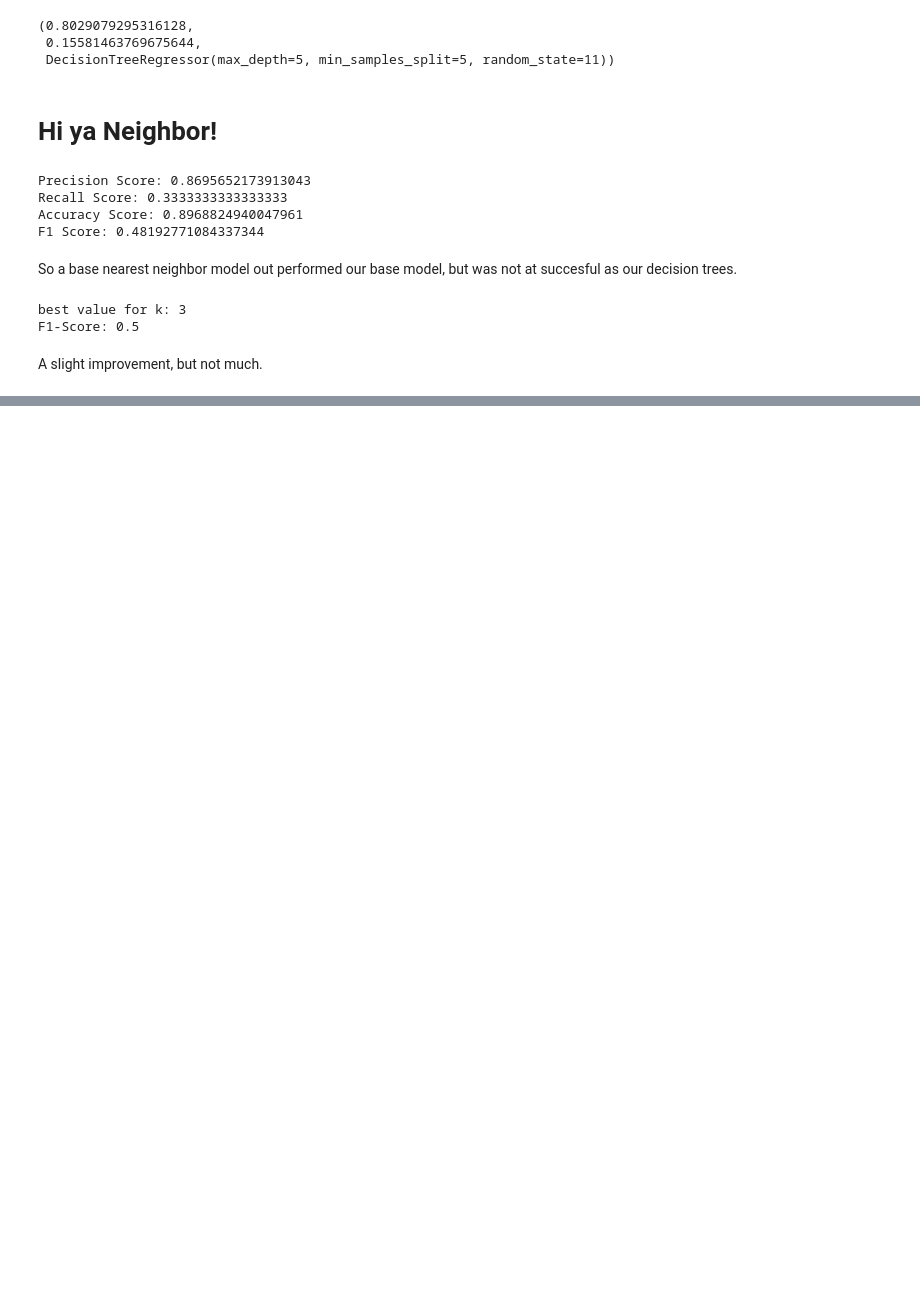
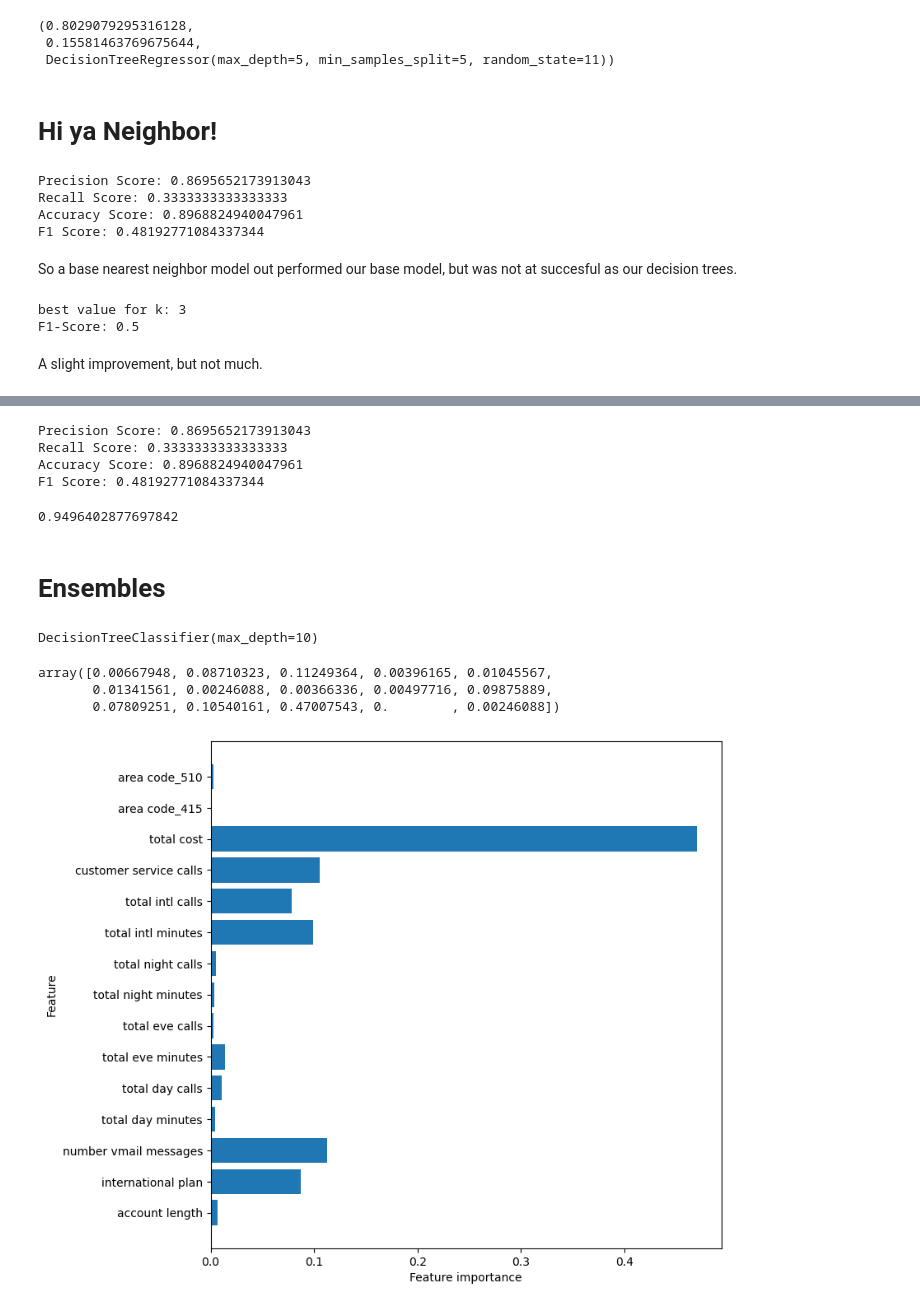
Before and after one commit to gzedwards/Telecom-Churn-Model, a Jupyter notebook: tele-model.ipynb, the cells around one changed output, grey strips where cells are left out. Cells and saved outputs as stored; diff of their text form; code cells hidden in the pictures; blank space fills up the shorter version.

```diff
--- a/tele-model.ipynb
+++ b/tele-model.ipynb
@@ -638,0 +714,21 @@ A slight improvement, but not much.
+# %%
+grid = [{'RF__max_depth': [4, 5, 6],
+         'RF__min_samples_split': [16,18,20],
+         'RF__min_samples_leaf': [1, 3, 5]}]
+# %%
+gridsearch = GridSearchCV(estimator=scaled_pipes2, param_grid=grid, scoring='accuracy', cv=5)
+# %%
+gridsearch.fit(X_train, y_train)
+
+preds5 = gridsearch.predict(X_test)
+print_metrics(y_test, preds3)
+
+gridsearch.score(X_test, y_test)
+# %% [output]
+Precision Score: 0.8695652173913043
+Recall Score: 0.3333333333333333
+Accuracy Score: 0.8968824940047961
+F1 Score: 0.48192771084337344
+0.9496402877697842
+# %% [markdown]
+# Ensembles
@@ -638,0 +737,23 @@ A slight improvement, but not much.
+# %%
+tree_clf = DecisionTreeClassifier(criterion='gini', max_depth=10)
+tree_clf.fit(X_train, y_train)
+# %% [output]
+DecisionTreeClassifier(max_depth=10)
+# %%
+tree_clf.feature_importances_
+# %% [output]
+array([0.00667948, 0.08710323, 0.11249364, 0.00396165, 0.01045567,
+       0.01341561, 0.00246088, 0.00366336, 0.00497716, 0.09875889,
+       0.07809251, 0.10540161, 0.47007543, 0.        , 0.00246088])
+# %%
+def plot_feature_importances(model):
+    n_features = X_train.shape[1]
+    plt.figure(figsize=(8,8))
+    plt.barh(range(n_features), model.feature_importances_, align='center')
+    plt.yticks(np.arange(n_features), X_train.columns.values)
+    plt.xlabel('Feature importance')
+    plt.ylabel('Feature')
+
+plot_feature_importances(tree_clf)
+# %% [output]
+[figure, added]
```
Also changed, not shown: parts of 40 cells of this notebook.
